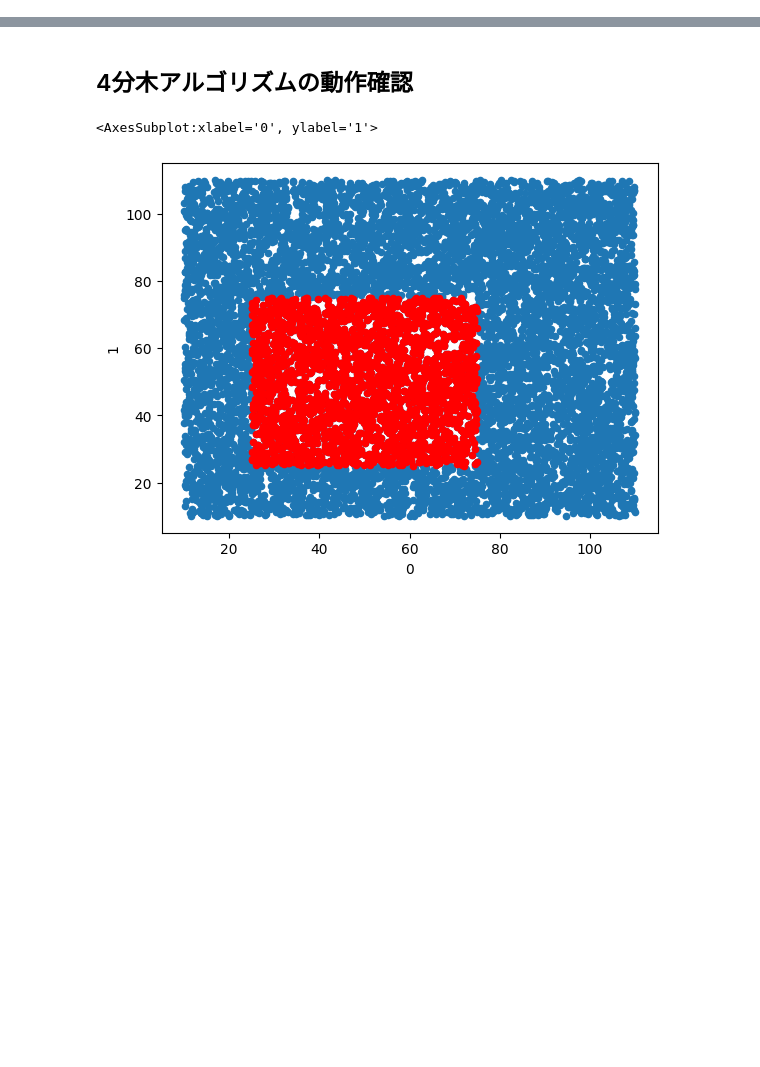
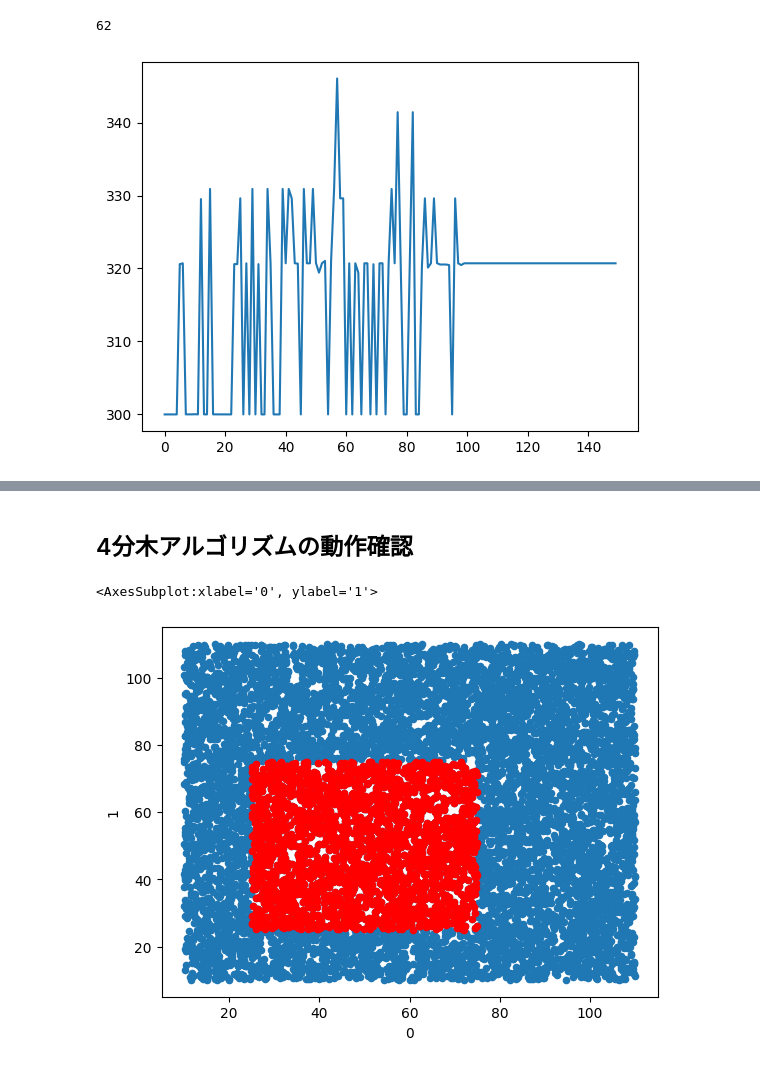
Before and after one commit to stakeval0/aco-steiner, a Jupyter notebook: analyze/analyze.ipynb, the cells around one changed output, grey strips where cells are left out. Cells and saved outputs as stored; diff of their text form; code cells hidden in the pictures; blank space fills up the shorter version.

```diff
--- a/analyze/analyze.ipynb
+++ b/analyze/analyze.ipynb
@@ -4,0 +9,3 @@ import pandas as pd
+# %%
+data=pd.read_json("data/data.json")
+data
@@ -4,0 +26,10 @@ import pandas as pd
+# %%
+cost=data['cost']
+cost[cost>100*(1+3**0.5)].idxmin()
+# %% [output]
+62
+# %%
+cost[:150].plot()
+plt.savefig('best.svg')
+# %% [output]
+[figure, added]
```
Also changed, not shown: parts of 6 cells of this notebook, 3 other files.
